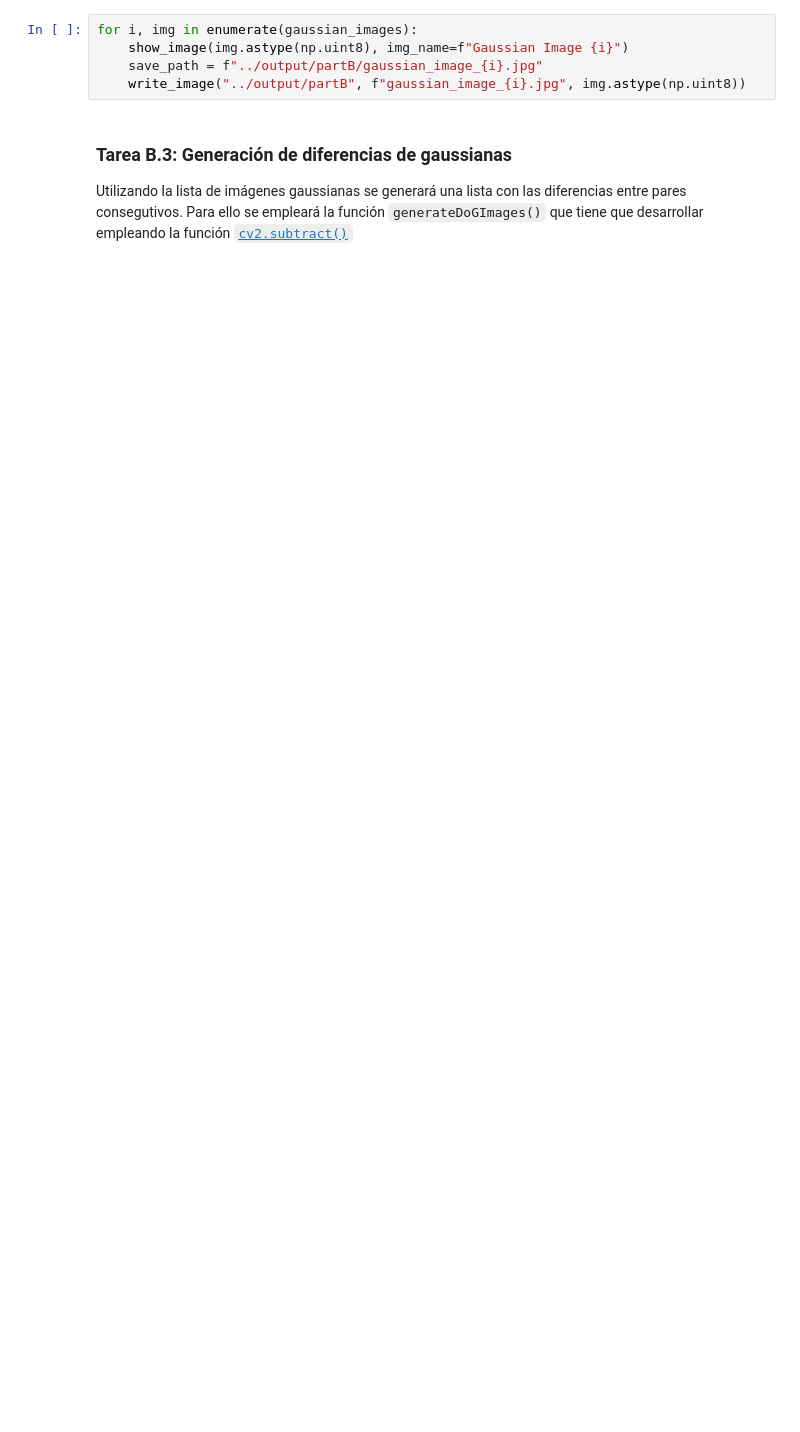
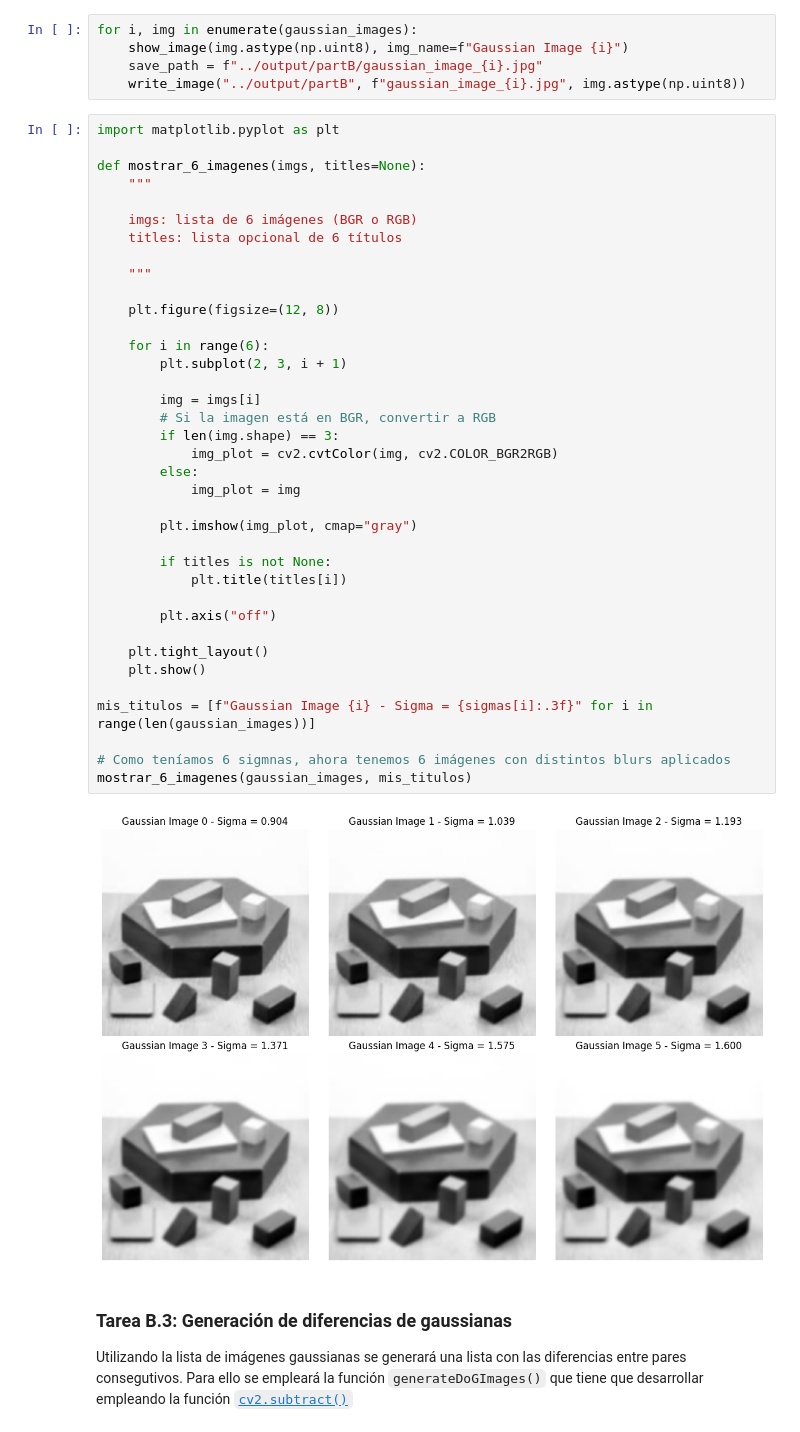
Before and after one commit to andresgilvicente/computer-vision-I-labs, a Jupyter notebook: Lab_4/src/partB.ipynb, the cells around one changed output. Cells and saved outputs as stored; diff of their text form; blank space fills up the shorter version.

```diff
--- a/Lab_4/src/partB.ipynb
+++ b/Lab_4/src/partB.ipynb
@@ -103,6 +122,45 @@ for i, img in enumerate(gaussian_images):
     show_image(img.astype(np.uint8), img_name=f"Gaussian Image {i}")
     save_path = f"../output/partB/gaussian_image_{i}.jpg"
     write_image("../output/partB", f"gaussian_image_{i}.jpg", img.astype(np.uint8))
+# %%
+import matplotlib.pyplot as plt
+
+def mostrar_6_imagenes(imgs, titles=None):
+    """
+
+    imgs: lista de 6 imágenes (BGR o RGB)
+    titles: lista opcional de 6 títulos
+
+    """
+
+    plt.figure(figsize=(12, 8))
+
+    for i in range(6):
+        plt.subplot(2, 3, i + 1)
+
+        img = imgs[i]
+        # Si la imagen está en BGR, convertir a RGB
+        if len(img.shape) == 3:
+            img_plot = cv2.cvtColor(img, cv2.COLOR_BGR2RGB)
+        else:
+            img_plot = img
+
+        plt.imshow(img_plot, cmap="gray")
+
+        if titles is not None:
+            plt.title(titles[i])
+
+        plt.axis("off")
+
+    plt.tight_layout()
+    plt.show()
+
+mis_titulos = [f"Gaussian Image {i} - Sigma = {sigmas[i]:.3f}" for i in range(len(gaussian_images))]
+
+# Como teníamos 6 sigmnas, ahora tenemos 6 imágenes con distintos blurs aplicados
+mostrar_6_imagenes(gaussian_images, mis_titulos)
+# %% [output]
+[figure, added]
 # %% [markdown]
 ### **Tarea B.3**: Generación de diferencias de gaussianas
 
```
Also changed, not shown: parts of 14 cells of this notebook.
